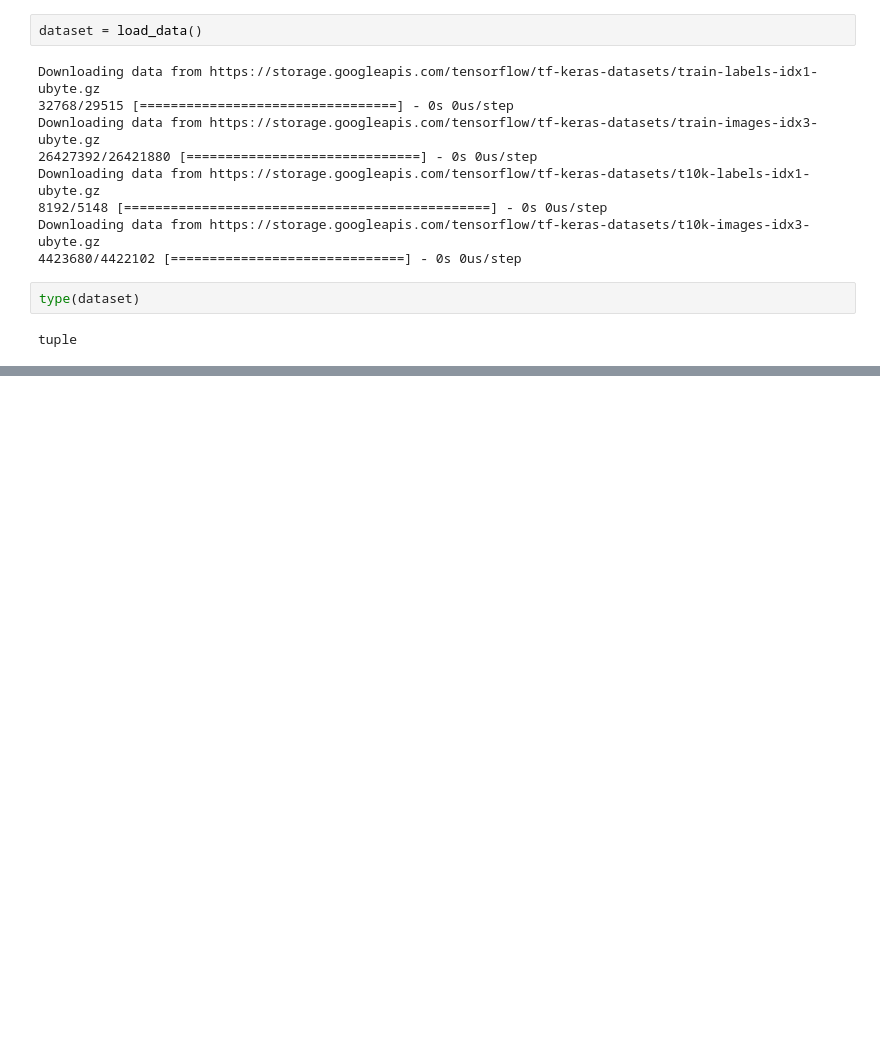
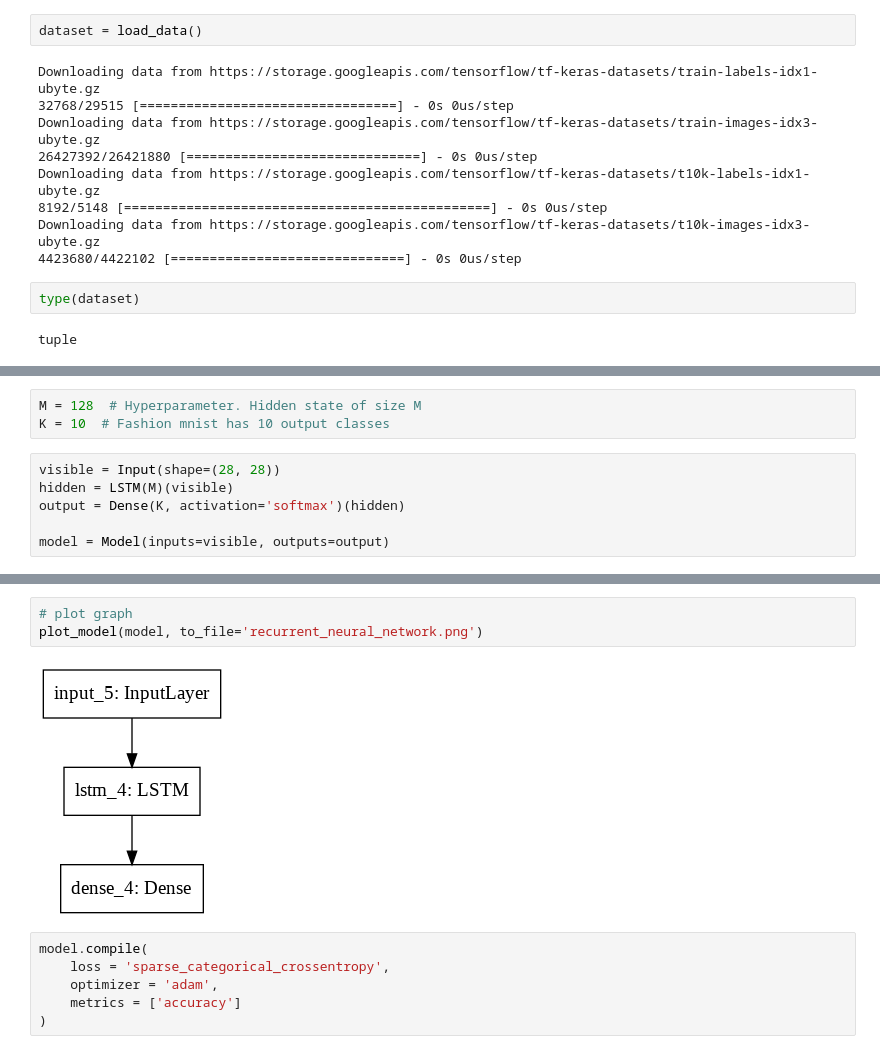
Before and after one commit to YasirHabib/Tensorflow-2.0-Deep-Learning-and-Artificial-Intelligence, a Jupyter notebook: fashion_mnist_RNN_ipynb.ipynb, the cells around one changed output, grey strips where cells are left out. Cells and saved outputs as stored; diff of their text form; blank space fills up the shorter version.

```diff
--- a/fashion_mnist_RNN_ipynb.ipynb
+++ b/fashion_mnist_RNN_ipynb.ipynb
@@ -58,0 +66,9 @@ print(X_test.shape, y_test.shape)
+# %%
+M = 128  # Hyperparameter. Hidden state of size M
+K = 10  # Fashion mnist has 10 output classes
+# %%
+visible = Input(shape=(28, 28))
+hidden = LSTM(M)(visible)
+output = Dense(K, activation='softmax')(hidden)
+
+model = Model(inputs=visible, outputs=output)
@@ -58,0 +92,11 @@ print(X_test.shape, y_test.shape)
+# %%
+# plot graph
+plot_model(model, to_file='recurrent_neural_network.png')
+# %% [output]
+[figure, added]
+# %%
+model.compile(
+    loss = 'sparse_categorical_crossentropy',
+    optimizer = 'adam',
+    metrics = ['accuracy']
+)
```
Also changed, not shown: parts of 13 cells of this notebook.
